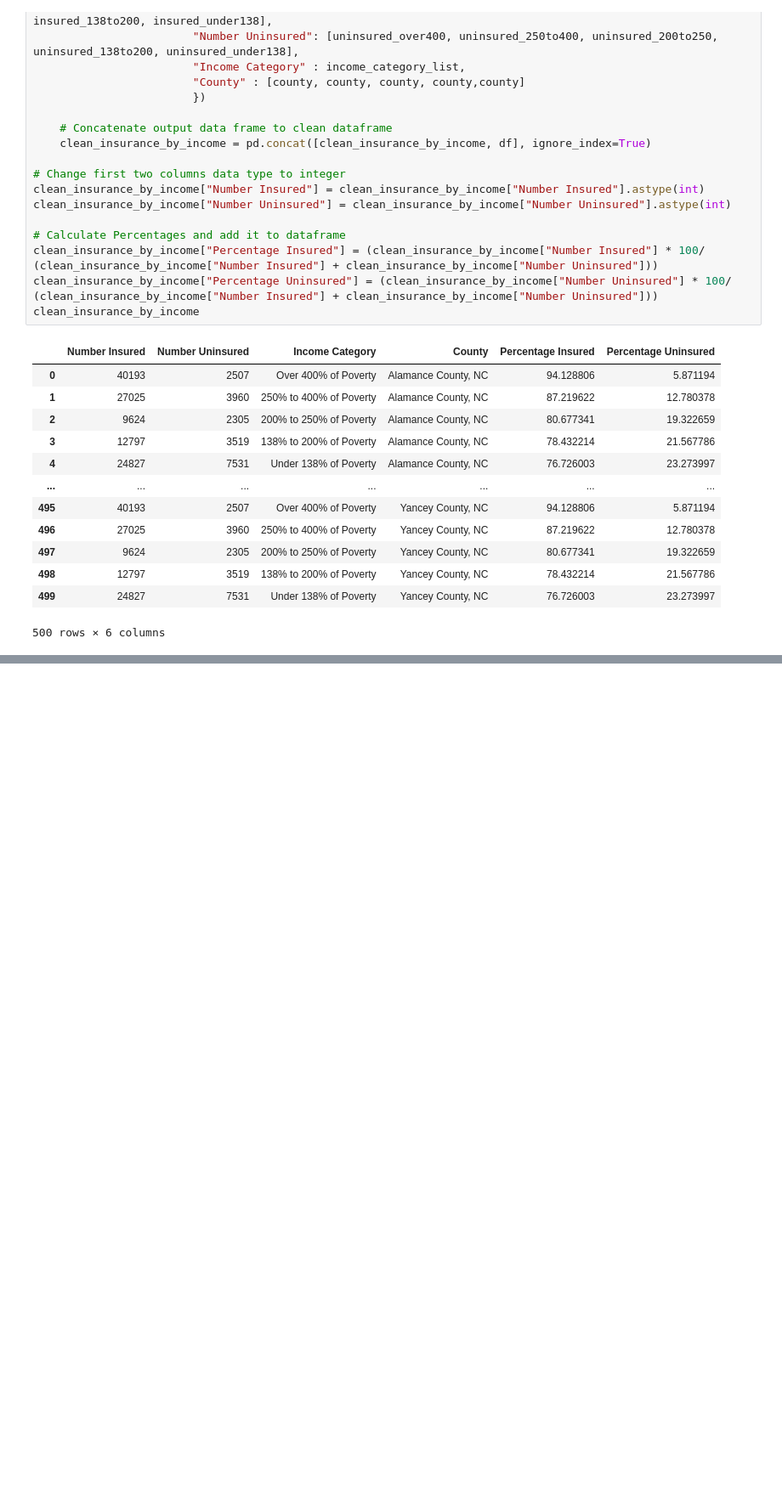
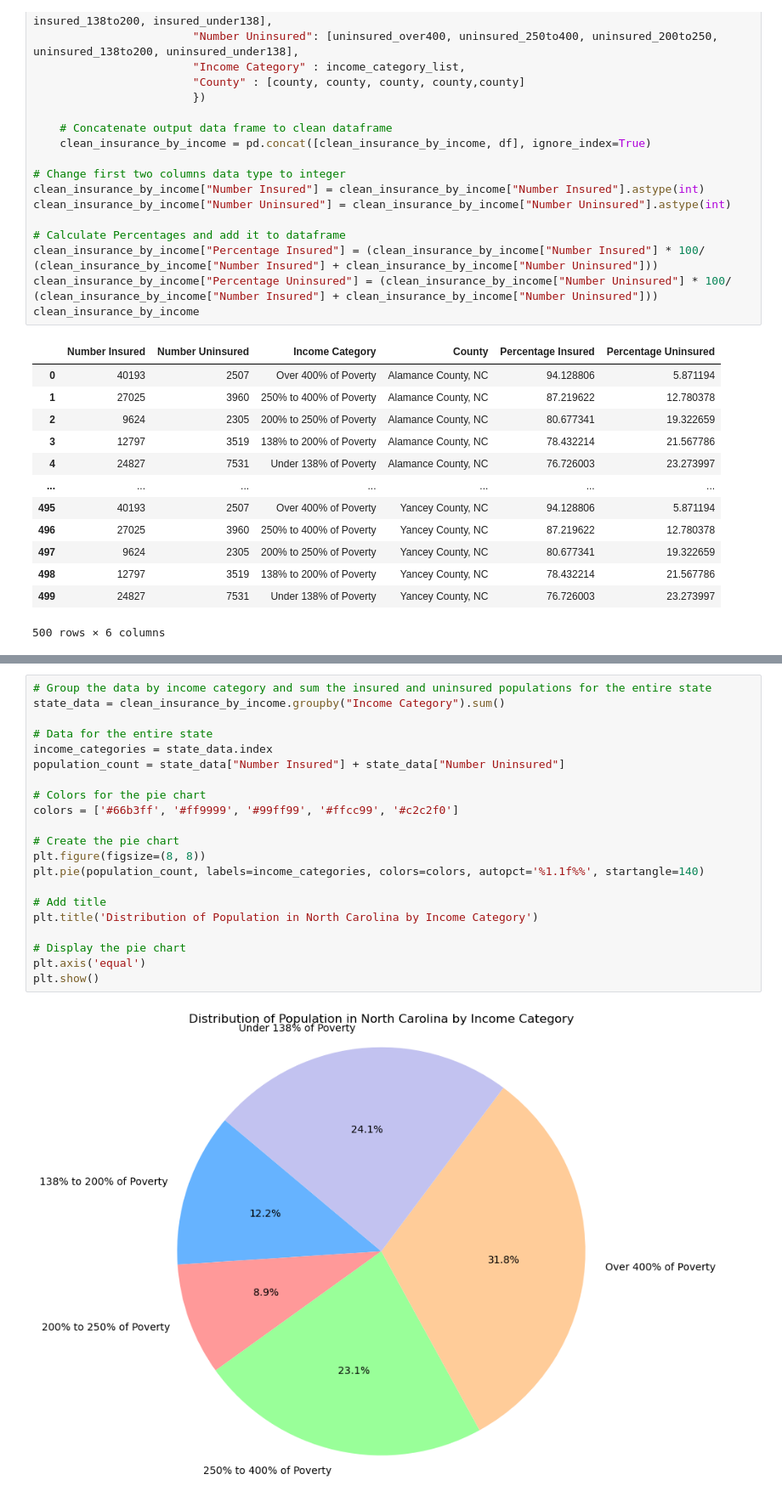
Before and after one commit to RBalderas11/Project-1, a Jupyter notebook: census_data.ipynb, the cells around one changed output, grey strips where cells are left out. Shown at 85% size. Cells and saved outputs as stored; diff of their text form; blank space fills up the shorter version.

```diff
--- a/census_data.ipynb
+++ b/census_data.ipynb
@@ -217,0 +339,23 @@ clean_insurance_by_income
+# %%
+# Group the data by income category and sum the insured and uninsured populations for the entire state
+state_data = clean_insurance_by_income.groupby("Income Category").sum()
+
+# Data for the entire state
+income_categories = state_data.index
+population_count = state_data["Number Insured"] + state_data["Number Uninsured"]
+
+# Colors for the pie chart
+colors = ['#66b3ff', '#ff9999', '#99ff99', '#ffcc99', '#c2c2f0']
+
+# Create the pie chart
+plt.figure(figsize=(8, 8))
+plt.pie(population_count, labels=income_categories, colors=colors, autopct='%1.1f%%', startangle=140)
+
+# Add title
+plt.title('Distribution of Population in North Carolina by Income Category')
+
+# Display the pie chart
+plt.axis('equal')
+plt.show()
+# %% [output]
+[figure, added]
```
Also changed, not shown: parts of 6 cells of this notebook, 2 other files.
